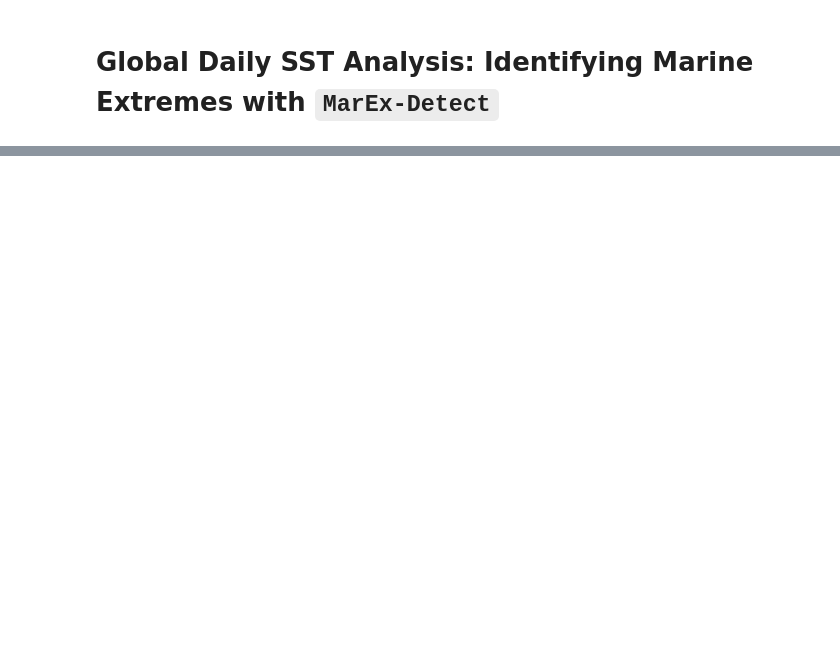
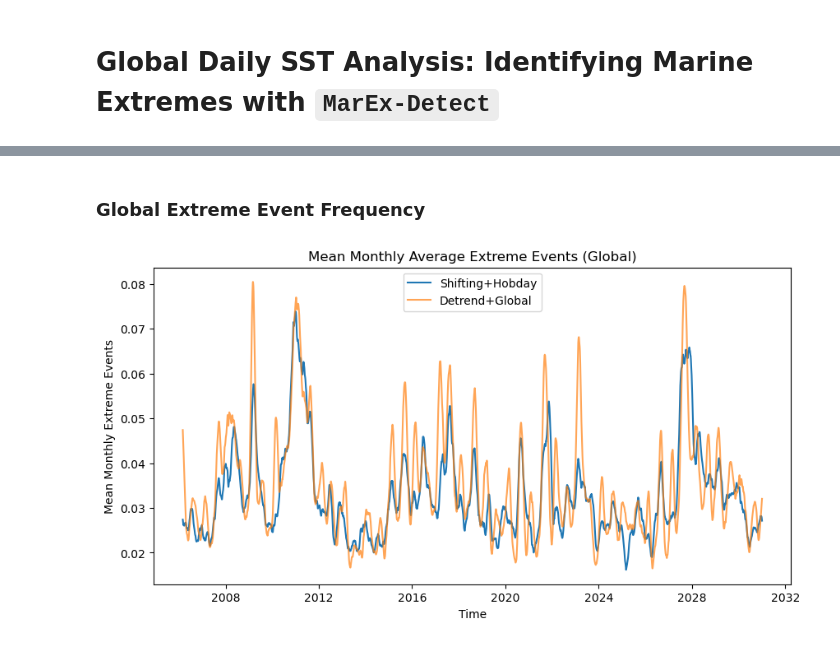
Before and after one commit to wienkers/marEx, a Jupyter notebook: examples/gridded data/01_preprocess_extremes.ipynb, the cells around one changed output, grey strips where cells are left out. Drawn from its saved outputs; the diff is of its cells as text; code cells hidden in the pictures; blank space fills up the shorter version.

```diff
--- a/examples/gridded data/01_preprocess_extremes.ipynb
+++ b/examples/gridded data/01_preprocess_extremes.ipynb
@@ -75,0 +322,16 @@ extremes_ds.dat_detrend.to_zarr(file_name, mode='w')
+# %% [markdown]
+### Global Extreme Event Frequency
+# %%
+monthly_shifting = extremes_ds_shifting['extreme_events'].mean(dim=['lat', 'lon']).rolling(time=60).mean()
+monthly_detrend = extremes_ds_detrend['extreme_events'].mean(dim=['lat', 'lon']).rolling(time=60).mean()
+
+plt.figure(figsize=(10, 5))
+plt.plot(monthly_shifting['time'], monthly_shifting, label='Shifting+Hobday')
+plt.plot(monthly_detrend['time'], monthly_detrend, label='Detrend+Global', alpha=0.7)
+plt.xlabel('Time')
+plt.ylabel('Mean Monthly Extreme Events')
+plt.title('Mean Monthly Average Extreme Events (Global)')
+plt.legend()
+plt.show()
+# %% [output]
+[figure, added]
```
Also changed, not shown: parts of 22 cells of this notebook, 2 other files.
